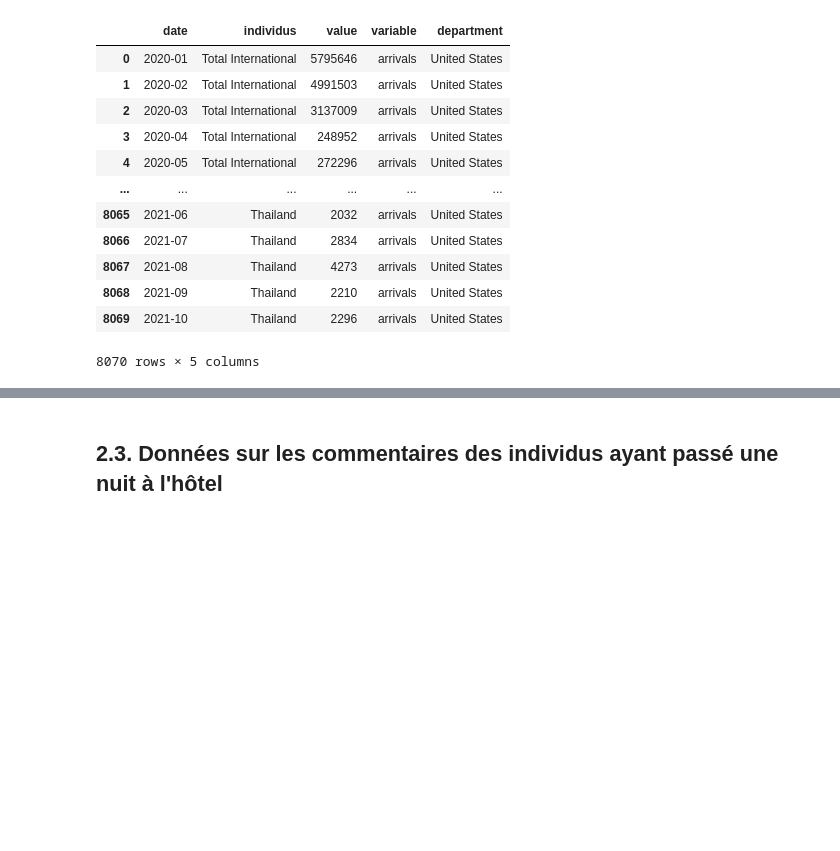
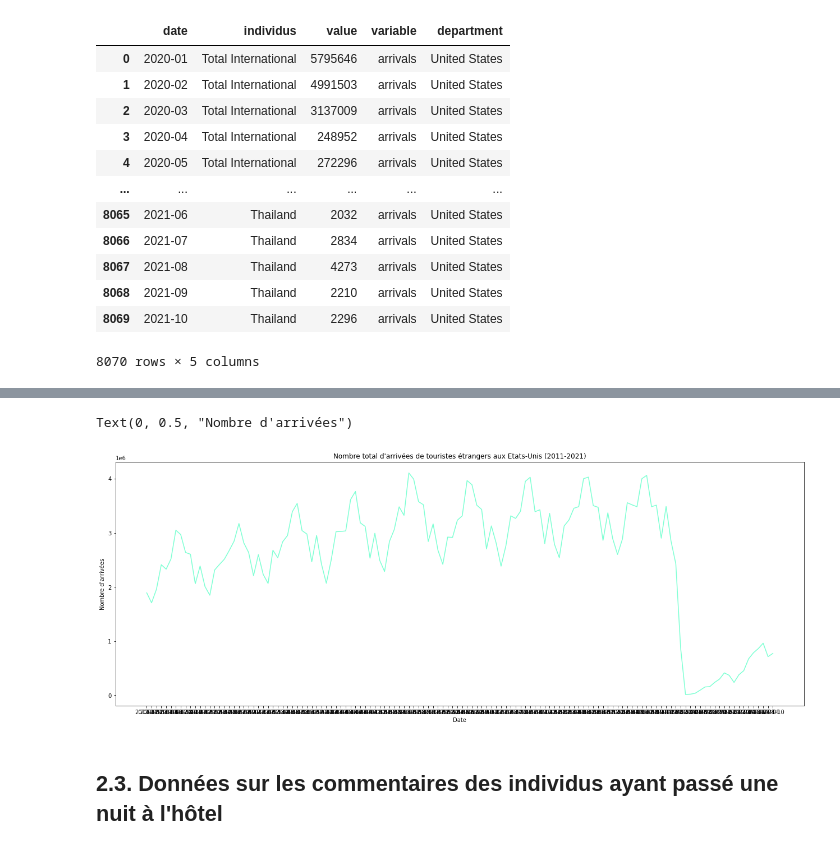
Before and after one commit to julienowack/stat_app, a Jupyter notebook: exploration des bdd.ipynb, the cells around one changed output, grey strips where cells are left out. Drawn from its saved outputs; the diff is of its cells as text; code cells hidden in the pictures; blank space fills up the shorter version.

```diff
--- a/exploration des bdd.ipynb
+++ b/exploration des bdd.ipynb
@@ -512,0 +560,3 @@ df_US_Official_Data_International
+# %%
+df_US_Continent['value']=df_US_Continent['value'].astype(int)
+df_US_Continent
@@ -512,0 +582,3 @@ df_US_Official_Data_International
+# %%
+df_US_date=df_US_Continent.groupby('date', as_index=False).sum()
+df_US_date
@@ -513,3 +599,14 @@ df_US_Official_Data_International
+# %%
+x = df_US_date["date"]
+y = df_US_date["value"]
+fig = plt.figure(1, figsize=(22, 8))
+plt.plot(x, y, color="aquamarine")
+plt.title("Nombre total d'arrivées de touristes étrangers aux Etats-Unis (2011-2021)")
+plt.xlabel('Date')
+plt.ylabel("Nombre d'arrivées")
+# %% [output]
+Text(0, 0.5, "Nombre d'arrivées")
+[figure, added]
 # %% [markdown]
 ## 2.3. Données sur les commentaires des individus ayant passé une nuit à l'hôtel
 # %%
```
Also changed, not shown: parts of 6 cells of this notebook.
